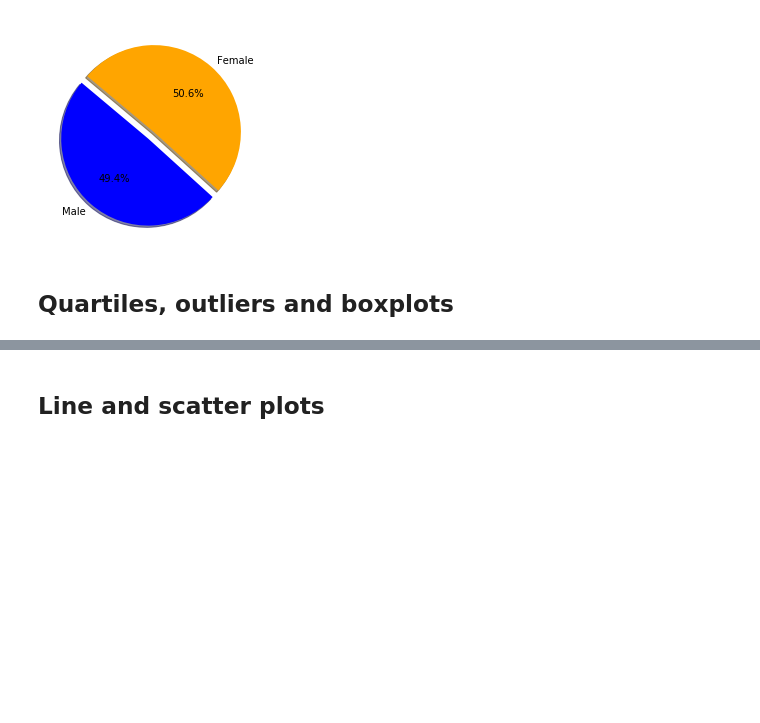
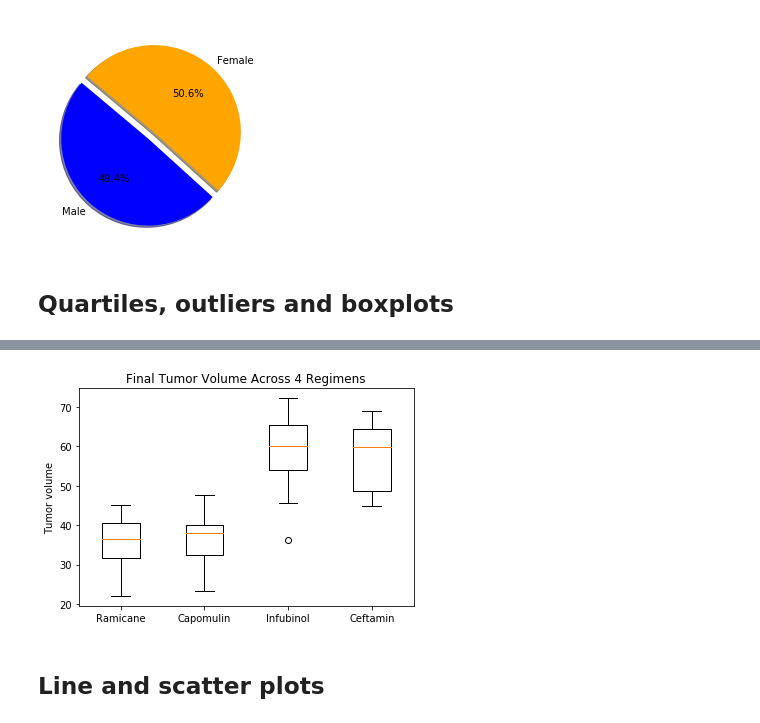
Before and after one commit to Tbwheeler94/Pymaceuticals-Challenge, a Jupyter notebook: Pymaceuticals-Challenge/Pymaceuticals_Challenge_Script.ipynb, the cells around one changed output, grey strips where cells are left out. Cells and saved outputs as stored; diff of their text form; code cells hidden in the pictures; blank space fills up the shorter version.

```diff
--- a/Pymaceuticals-Challenge/Pymaceuticals_Challenge_Script.ipynb
+++ b/Pymaceuticals-Challenge/Pymaceuticals_Challenge_Script.ipynb
@@ -258,3 +220,16 @@ plt.show()
+# %%
+# Generate a box plot of the final tumor volume of each mouse across four regimens of interest
+
+box_plot_data = [ramicane_values, capomulin_values, infubinol_values, ceftamin_values]
+labels = ["Ramicane" , "Capomulin" , "Infubinol" , "Ceftamin"]
+
+fig7, ax7 = plt.subplots()
+ax7.set_title('Final Tumor Volume Across 4 Regimens')
+ax7.boxplot(box_plot_data, labels = labels)
+plt.ylabel('Tumor volume')
+plt.show()
+# %% [output]
+[figure, added]
 # %% [markdown]
 ## Line and scatter plots
 # %%
```
Also changed, not shown: parts of 4 cells of this notebook.
